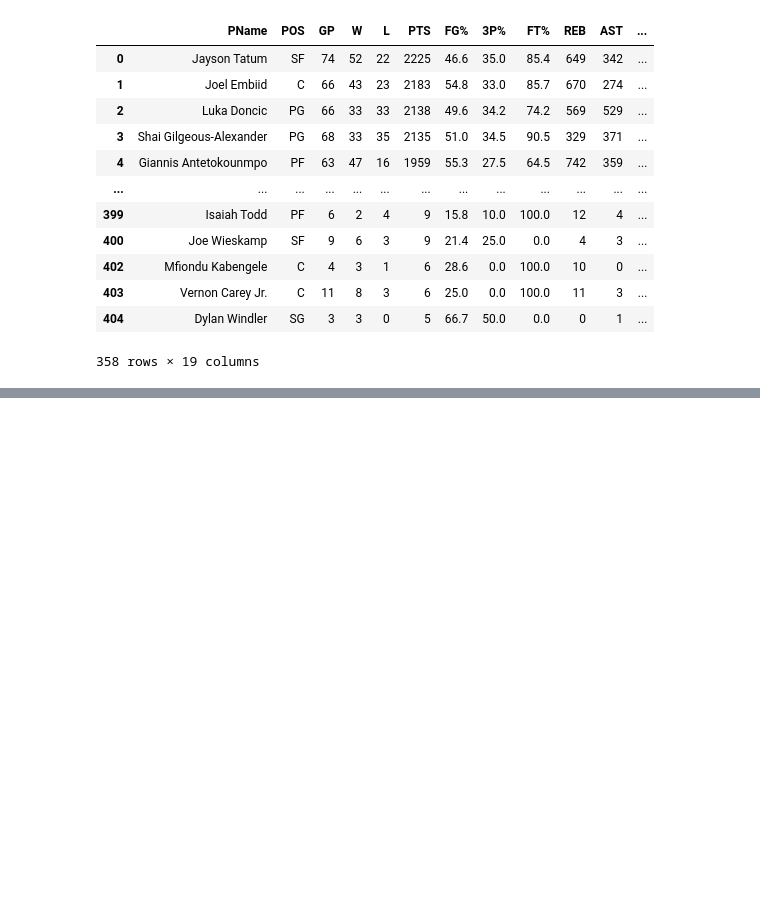
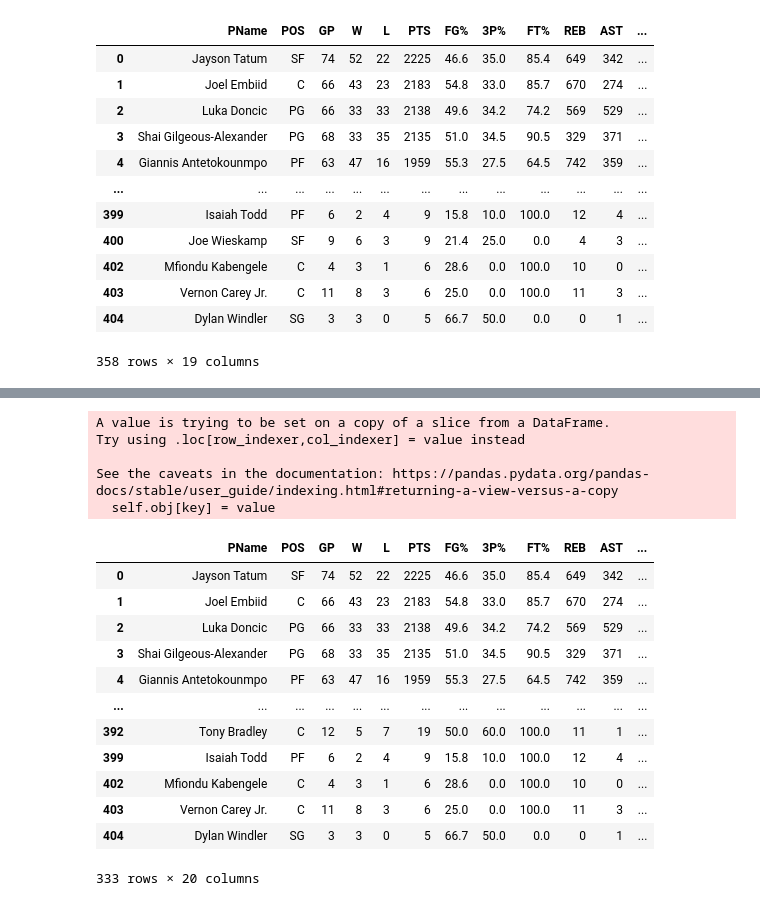
Before and after one commit to ashwanthsridhar/NBA_Position_Classifier, a Jupyter notebook: Analysis.ipynb, the cells around one changed output, grey strips where cells are left out. Cells and saved outputs as stored; diff of their text form; code cells hidden in the pictures; blank space fills up the shorter version.

Commit message:
height changes

```diff
--- a/Analysis.ipynb
+++ b/Analysis.ipynb
@@ -102,0 +116,33 @@ AttributeError: 'function' object has no attribute 'dropna'
+# %%
+def convert_height_to_inches(height):
+    if isinstance(height, str):
+        parts = height.split("'")
+        if len(parts) == 2:
+            feet = int(parts[0])
+            inches = int(parts[1].replace('"', ''))  # Remove double quote character
+            return (feet * 12) + inches
+    return np.nan
+
+df.loc[:, 'Height_Inches'] = df['Height'].apply(convert_height_to_inches)
+
+df = df.dropna(subset=['Height_Inches'])
+df
+# %% [output]
+A value is trying to be set on a copy of a slice from a DataFrame.
+Try using .loc[row_indexer,col_indexer] = value instead
+
+See the caveats in the documentation: https://pandas.pydata.org/pandas-docs/stable/user_guide/indexing.html#returning-a-view-versus-a-copy
+  self.obj[key] = value
+|  | PName | POS | GP | W | L | PTS | FG% | 3P% | FT% | REB | AST | ... |
+| 0 | Jayson Tatum | SF | 74 | 52 | 22 | 2225 | 46.6 | 35.0 | 85.4 | 649 | 342 | ... |
+| 1 | Joel Embiid | C | 66 | 43 | 23 | 2183 | 54.8 | 33.0 | 85.7 | 670 | 274 | ... |
+| 2 | Luka Doncic | PG | 66 | 33 | 33 | 2138 | 49.6 | 34.2 | 74.2 | 569 | 529 | ... |
+| 3 | Shai Gilgeous-Alexander | PG | 68 | 33 | 35 | 2135 | 51.0 | 34.5 | 90.5 | 329 | 371 | ... |
+| 4 | Giannis Antetokounmpo | PF | 63 | 47 | 16 | 1959 | 55.3 | 27.5 | 64.5 | 742 | 359 | ... |
+| ... | ... | ... | ... | ... | ... | ... | ... | ... | ... | ... | ... | ... |
+| 392 | Tony Bradley | C | 12 | 5 | 7 | 19 | 50.0 | 60.0 | 100.0 | 11 | 1 | ... |
+| 399 | Isaiah Todd | PF | 6 | 2 | 4 | 9 | 15.8 | 10.0 | 100.0 | 12 | 4 | ... |
+| 402 | Mfiondu Kabengele | C | 4 | 3 | 1 | 6 | 28.6 | 0.0 | 100.0 | 10 | 0 | ... |
+| 403 | Vernon Carey Jr. | C | 11 | 8 | 3 | 6 | 25.0 | 0.0 | 100.0 | 11 | 3 | ... |
+| 404 | Dylan Windler | SG | 3 | 3 | 0 | 5 | 66.7 | 50.0 | 0.0 | 0 | 1 | ... |
+333 rows × 20 columns
```
Also changed, not shown: parts of 7 cells of this notebook.
